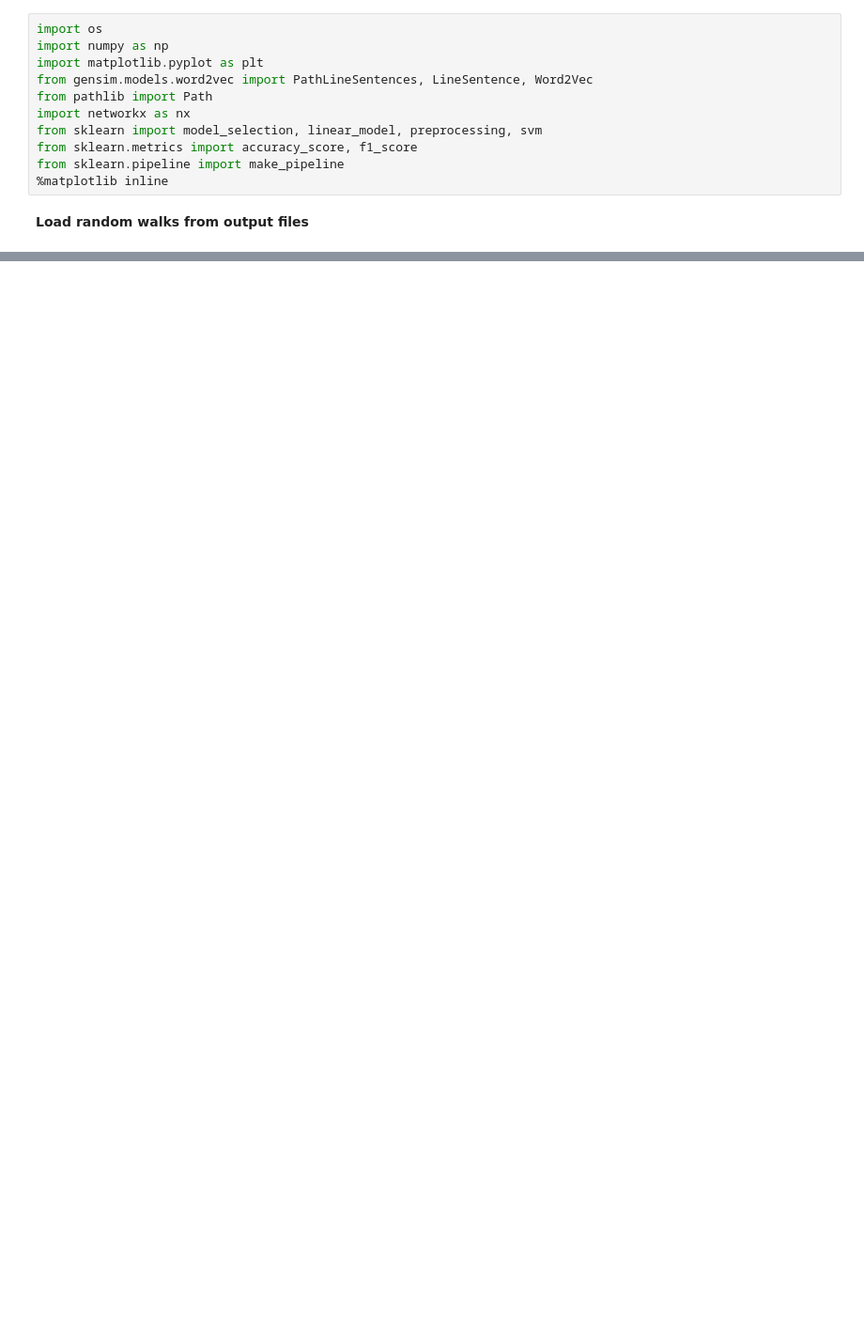
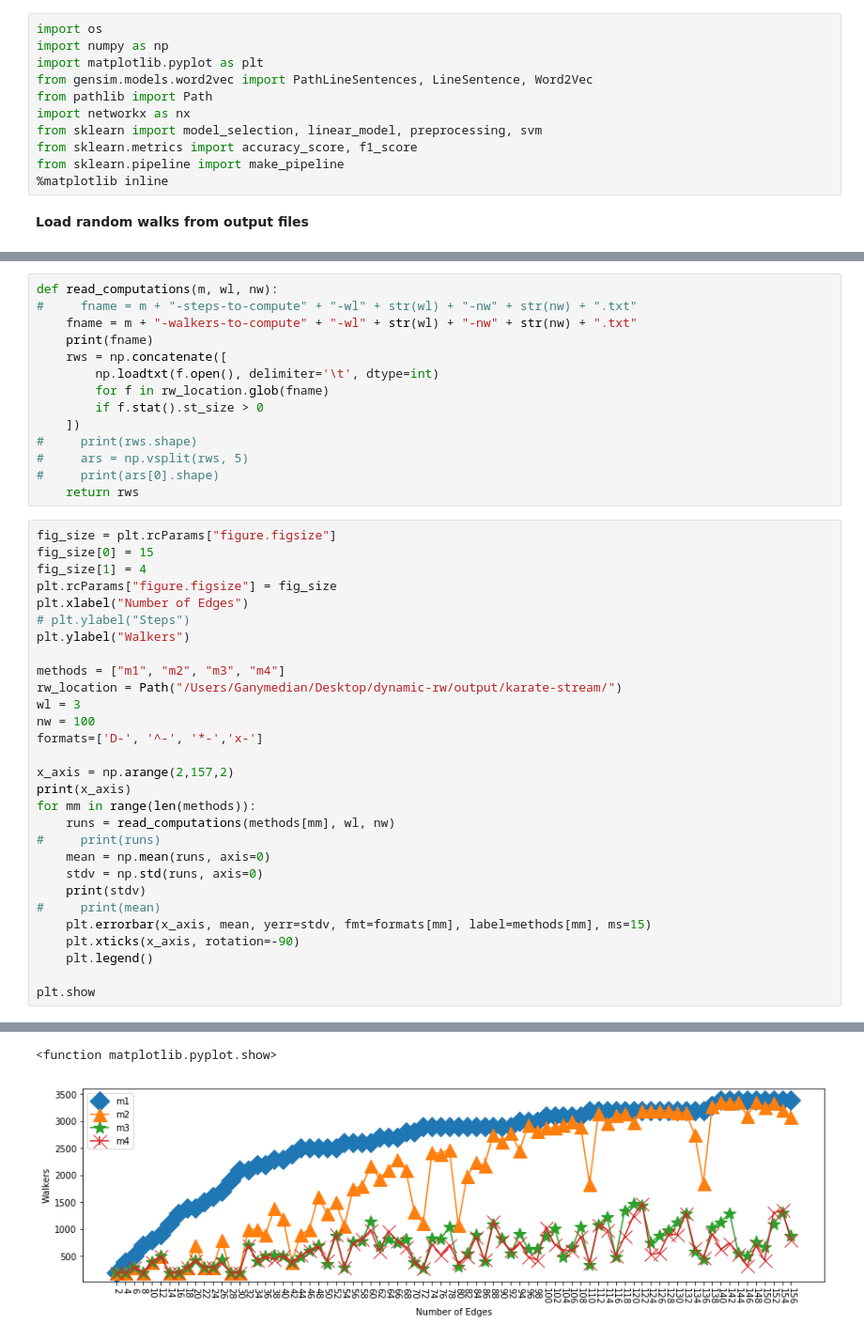
Before and after one commit to shps/incremental-representation-learning, a Jupyter notebook: materials/random_walk_streaming_graph.ipynb, the cells around one changed output, grey strips where cells are left out. Shown at 94% size. Drawn from its saved outputs; the diff is of its cells as text; blank space fills up the shorter version.

```diff
--- a/materials/random_walk_streaming_graph.ipynb
+++ b/materials/random_walk_streaming_graph.ipynb
@@ -111,0 +101,44 @@ m1
+# %%
+def read_computations(m, wl, nw):
+#     fname = m + "-steps-to-compute" + "-wl" + str(wl) + "-nw" + str(nw) + ".txt"
+    fname = m + "-walkers-to-compute" + "-wl" + str(wl) + "-nw" + str(nw) + ".txt"
+    print(fname)
+    rws = np.concatenate([
+        np.loadtxt(f.open(), delimiter='\t', dtype=int)
+        for f in rw_location.glob(fname)
+        if f.stat().st_size > 0
+    ])
+#     print(rws.shape)
+#     ars = np.vsplit(rws, 5)
+#     print(ars[0].shape)
+    return rws
+# %%
+fig_size = plt.rcParams["figure.figsize"]
+fig_size[0] = 15
+fig_size[1] = 4
+plt.rcParams["figure.figsize"] = fig_size
+plt.xlabel("Number of Edges")
+# plt.ylabel("Steps")
+plt.ylabel("Walkers")
+
+methods = ["m1", "m2", "m3", "m4"]
+rw_location = Path("/Users/Ganymedian/Desktop/dynamic-rw/output/karate-stream/")
+wl = 3
+nw = 100
+formats=['D-', '^-', '*-','x-']
+
+x_axis = np.arange(2,157,2)
+print(x_axis)
+for mm in range(len(methods)):
+    runs = read_computations(methods[mm], wl, nw)
+#     print(runs)
+    mean = np.mean(runs, axis=0)
+    stdv = np.std(runs, axis=0)
+    print(stdv)
+#     print(mean)
+    plt.errorbar(x_axis, mean, yerr=stdv, fmt=formats[mm], label=methods[mm], ms=15)
+    plt.xticks(x_axis, rotation=-90)
+    plt.legend()
+
+plt.show
+# %% [output]
@@ -111,0 +162,2 @@ m1
+<function matplotlib.pyplot.show>
+[figure, added]
```
Also changed, not shown: parts of 5 cells of this notebook, 2 other files.
